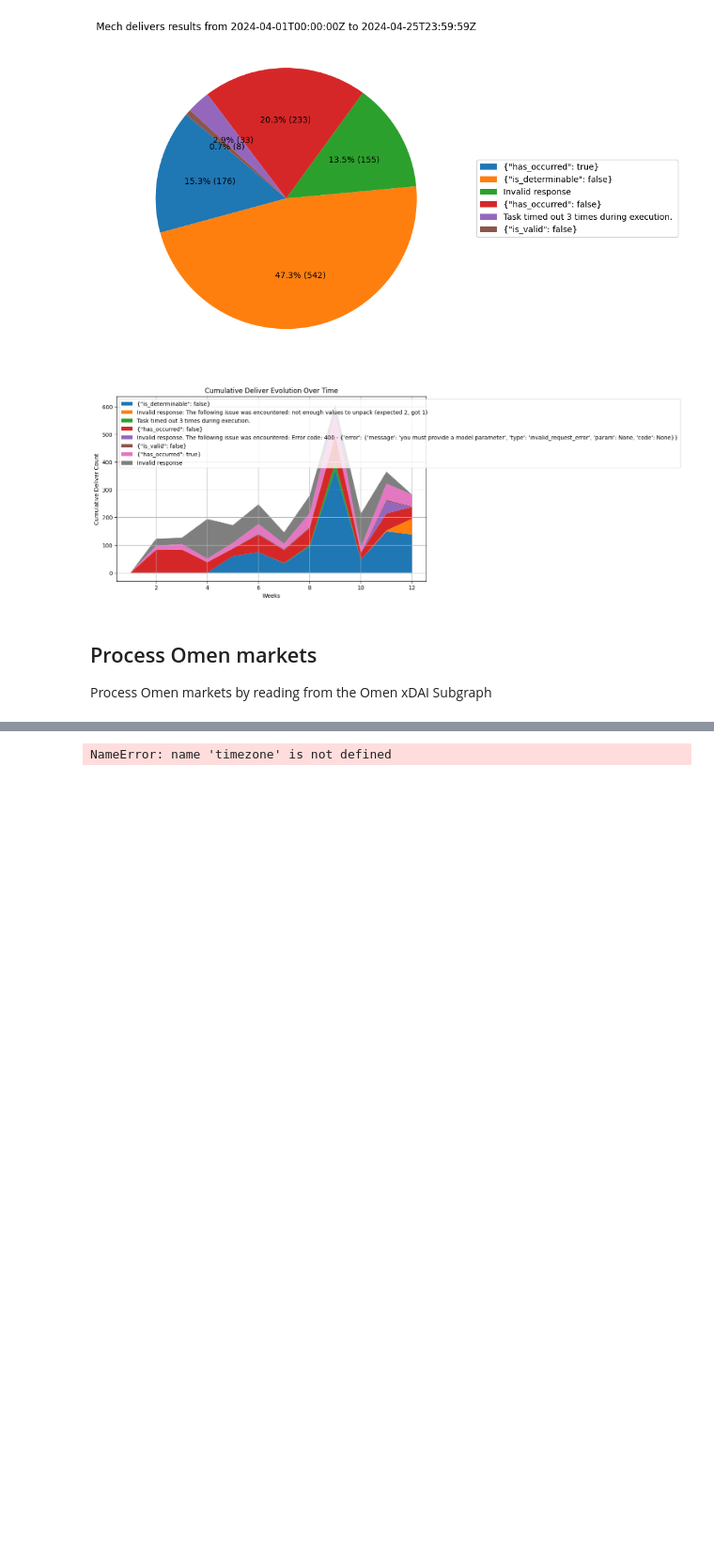
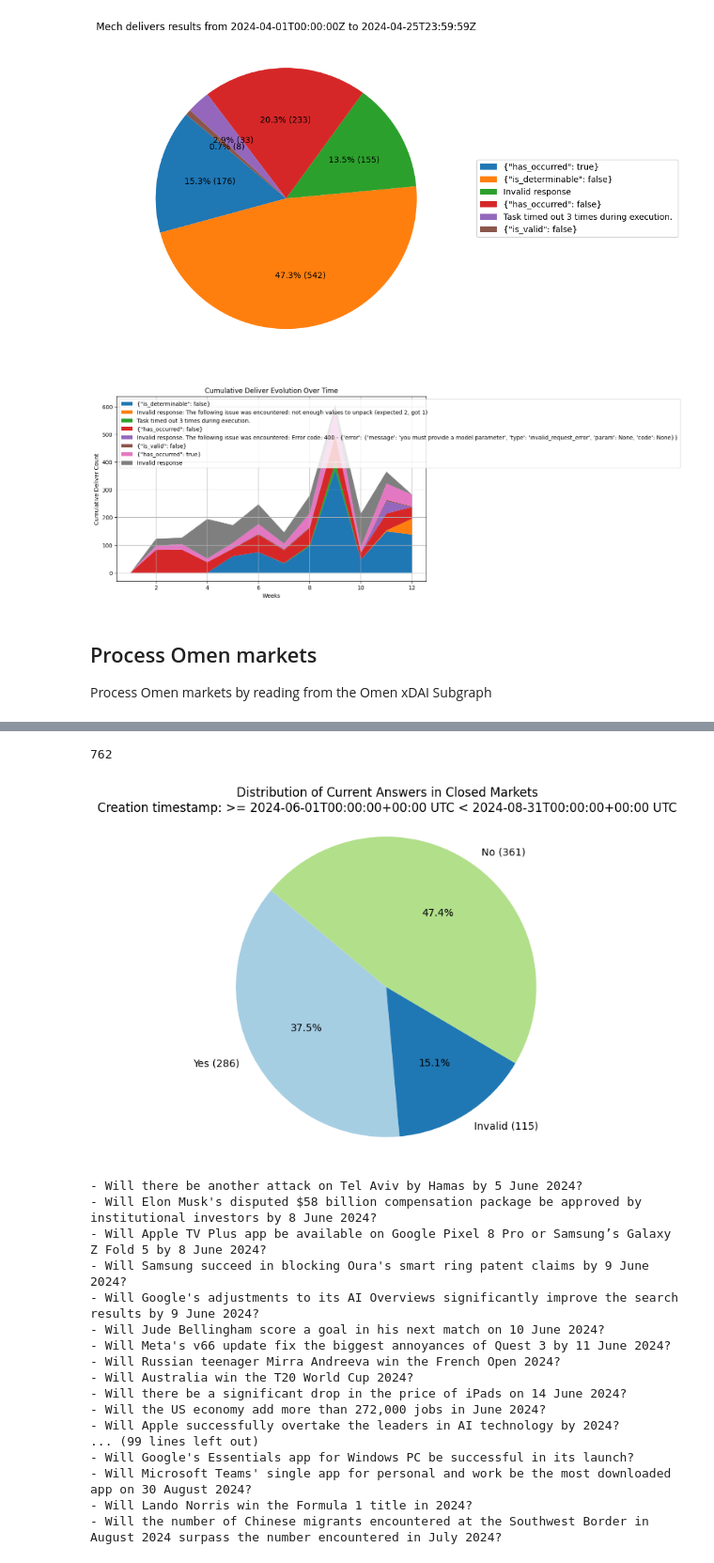
Before and after one commit to valory-xyz/market-creator, a Jupyter notebook: scripts/list_finalizing_markets.ipynb, the cells around one changed output, grey strips where cells are left out. Shown at 94% size. Saved outputs shown, nothing was run; the diff lists cells and outputs as text; code cells hidden in the pictures; blank space fills up the shorter version.

```diff
--- a/scripts/list_finalizing_markets.ipynb
+++ b/scripts/list_finalizing_markets.ipynb
@@ -691,32 +691,50 @@ def plot_closed_markets(data: Dict[str, Any], start_timestamp: int, end_timestam
             answer_counts[current_answer] = answer_counts.get(current_answer, 0) + 1
 
             # Collect the questions for filtered markets
             question = item.get('question', {}).get('title', 'No Title')
 
     # Prepare data for pie chart
     labels = [f"{answer_mapping.get(answer.lower(), '--')} ({count})" for answer, count in answer_counts.items()]
     sizes = list(answer_counts.values())
 
     # Format the dates for the title
     start_datetime = datetime.fromtimestamp(start_timestamp, tz=timezone.utc)
     end_datetime = datetime.fromtimestamp(end_timestamp, tz=timezone.utc)
     start_date_str = start_datetime.isoformat()
     end_date_str = end_datetime.isoformat()
 
     # Plot pie chart
     plt.figure(figsize=(10, 6))
     plt.pie(sizes, labels=labels, autopct='%1.1f%%', startangle=140, colors=plt.cm.Paired.colors)
     plt.title(f'Distribution of Current Answers in Closed Markets\nCreation timestamp: >= {start_date_str} UTC < {end_date_str} UTC')
     plt.axis('equal')  # Equal aspect ratio ensures that pie is drawn as a circle.
     plt.show()
 
     for item in filtered_markets:
         if item.get('currentAnswer') == "0xffffffffffffffffffffffffffffffffffffffffffffffffffffffffffffffff":
             print(f'- {item["question"].get("title", "")}')
 
 
 
-# month= 7
+month= 7
 plot_closed_markets(data, int(datetime(2024, 6, 1, tzinfo=timezone.utc).timestamp()), int(datetime(2024, month+1, 31, tzinfo=timezone.utc).timestamp()))
 # %% [output]
-NameError: name 'timezone' is not defined
+762
+[figure, added]
+- Will there be another attack on Tel Aviv by Hamas by 5 June 2024?
+- Will Elon Musk's disputed $58 billion compensation package be approved by institutional investors by 8 June 2024?
+- Will Apple TV Plus app be available on Google Pixel 8 Pro or Samsung’s Galaxy Z Fold 5 by 8 June 2024?
+- Will Samsung succeed in blocking Oura's smart ring patent claims by 9 June 2024?
+- Will Google's adjustments to its AI Overviews significantly improve the search results by 9 June 2024?
+- Will Jude Bellingham score a goal in his next match on 10 June 2024?
+- Will Meta's v66 update fix the biggest annoyances of Quest 3 by 11 June 2024?
+- Will Russian teenager Mirra Andreeva win the French Open 2024?
+- Will Australia win the T20 World Cup 2024?
+- Will there be a significant drop in the price of iPads on 14 June 2024?
+- Will the US economy add more than 272,000 jobs in June 2024?
+- Will Apple successfully overtake the leaders in AI technology by 2024?
+... (99 lines left out)
+- Will Google's Essentials app for Windows PC be successful in its launch?
+- Will Microsoft Teams' single app for personal and work be the most downloaded app on 30 August 2024?
+- Will Lando Norris win the Formula 1 title in 2024?
+- Will the number of Chinese migrants encountered at the Southwest Border in August 2024 surpass the number encountered in July 2024?
```
Also changed, not shown: parts of 3 cells of this notebook, 2 other files.
